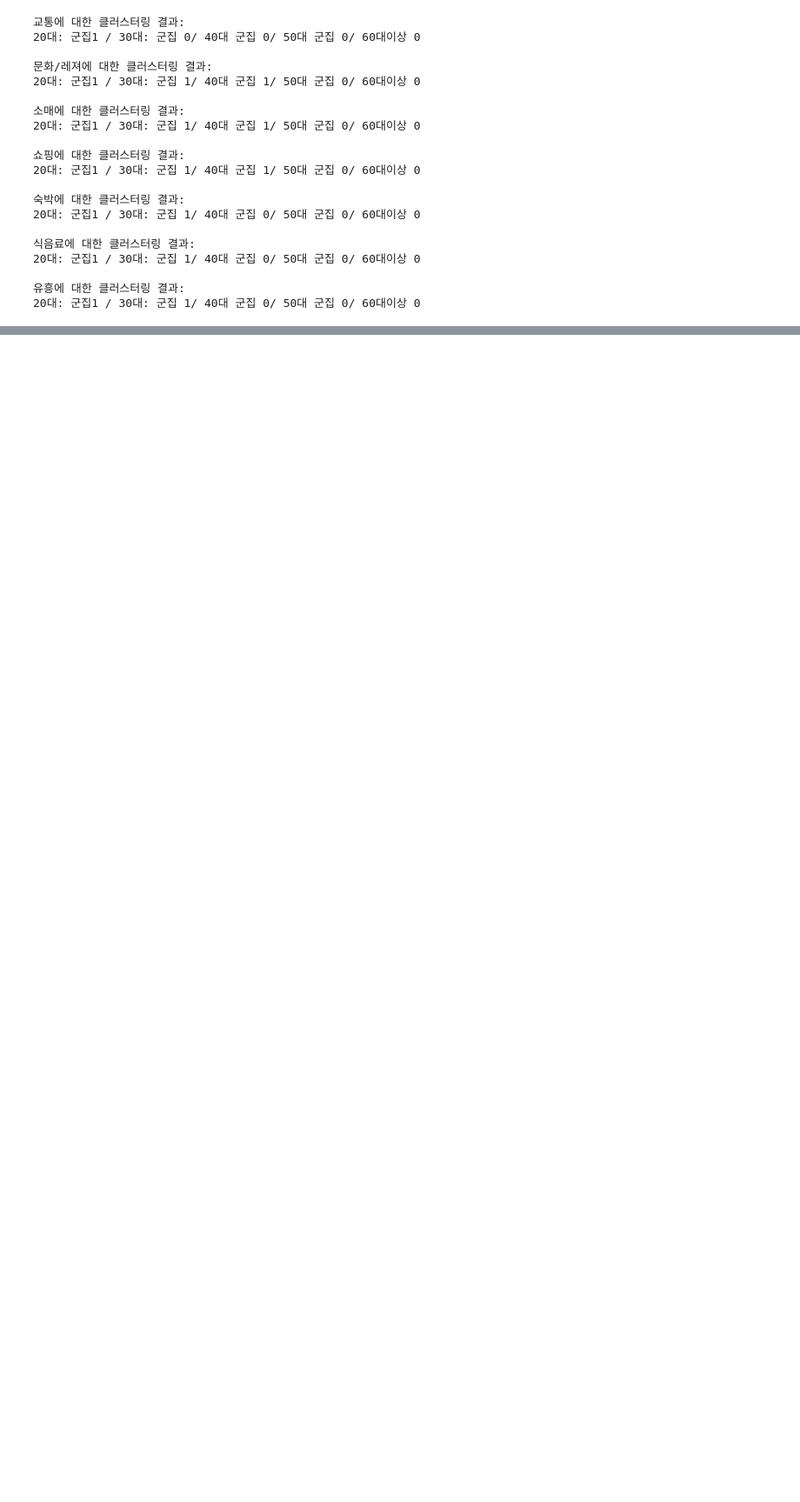
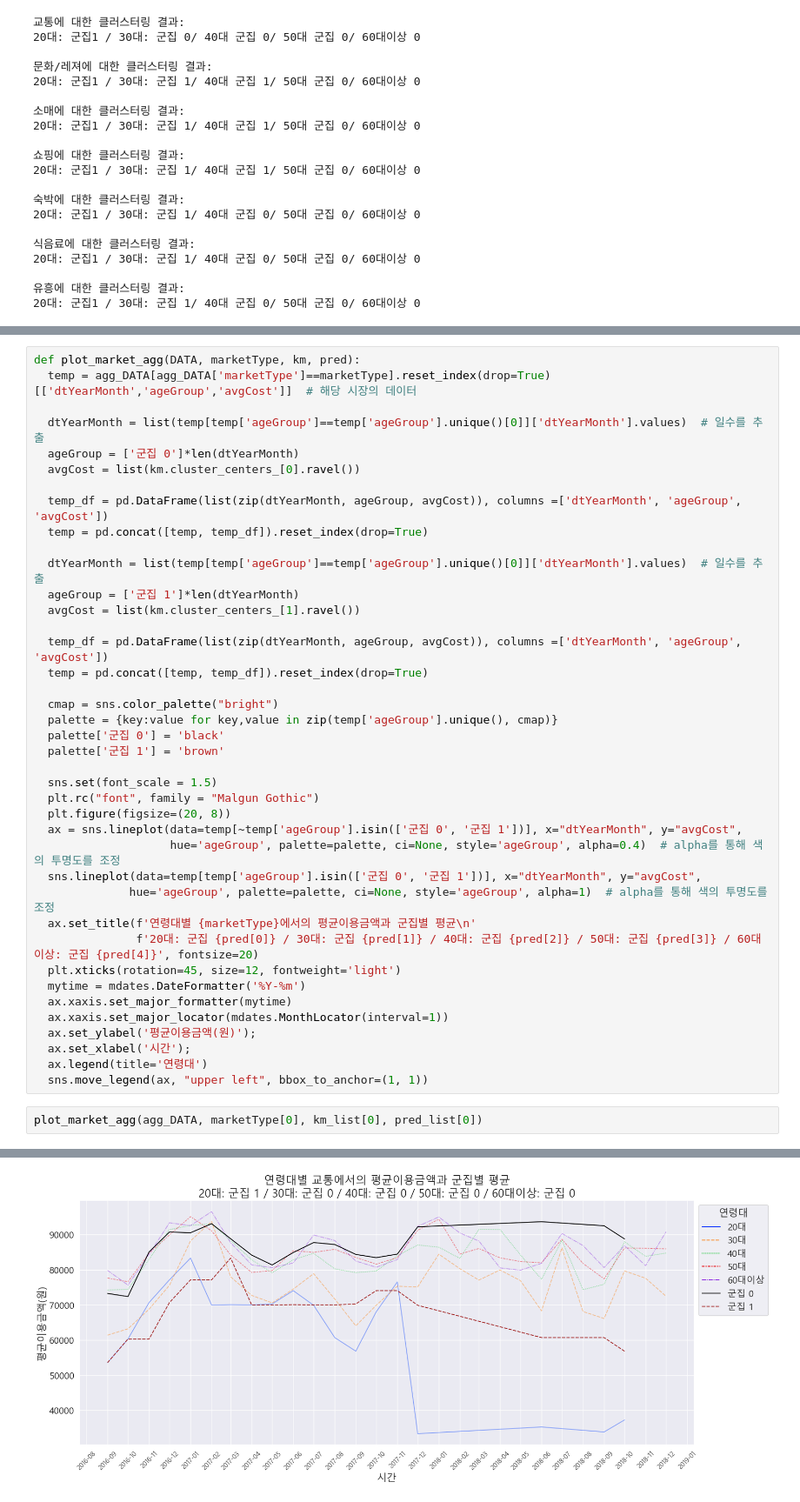
Before and after one commit to jihun5/it_jupyter, a Jupyter notebook: 연습하기.ipynb, the cells around one changed output, grey strips where cells are left out. Shown at 87% size. Cells and saved outputs as stored; diff of their text form; blank space fills up the shorter version.

```diff
--- a/연습하기.ipynb
+++ b/연습하기.ipynb
@@ -194,0 +186,43 @@ def plot_market_agg(DATA, marketType, km, pred):
+# %%
+def plot_market_agg(DATA, marketType, km, pred):
+  temp = agg_DATA[agg_DATA['marketType']==marketType].reset_index(drop=True)[['dtYearMonth','ageGroup','avgCost']]  # 해당 시장의 데이터
+
+  dtYearMonth = list(temp[temp['ageGroup']==temp['ageGroup'].unique()[0]]['dtYearMonth'].values)  # 일수를 추출
+  ageGroup = ['군집 0']*len(dtYearMonth)
+  avgCost = list(km.cluster_centers_[0].ravel())
+
+  temp_df = pd.DataFrame(list(zip(dtYearMonth, ageGroup, avgCost)), columns =['dtYearMonth', 'ageGroup', 'avgCost'])
+  temp = pd.concat([temp, temp_df]).reset_index(drop=True)
+
+  dtYearMonth = list(temp[temp['ageGroup']==temp['ageGroup'].unique()[0]]['dtYearMonth'].values)  # 일수를 추출
+  ageGroup = ['군집 1']*len(dtYearMonth)
+  avgCost = list(km.cluster_centers_[1].ravel())
+
+  temp_df = pd.DataFrame(list(zip(dtYearMonth, ageGroup, avgCost)), columns =['dtYearMonth', 'ageGroup', 'avgCost'])
+  temp = pd.concat([temp, temp_df]).reset_index(drop=True)
+
+  cmap = sns.color_palette("bright")
+  palette = {key:value for key,value in zip(temp['ageGroup'].unique(), cmap)}
+  palette['군집 0'] = 'black'
+  palette['군집 1'] = 'brown'
+
+  sns.set(font_scale = 1.5)
+  plt.rc("font", family = "Malgun Gothic")
+  plt.figure(figsize=(20, 8))
+  ax = sns.lineplot(data=temp[~temp['ageGroup'].isin(['군집 0', '군집 1'])], x="dtYearMonth", y="avgCost",
+                    hue='ageGroup', palette=palette, ci=None, style='ageGroup', alpha=0.4)  # alpha를 통해 색의 투명도를 조정
+  sns.lineplot(data=temp[temp['ageGroup'].isin(['군집 0', '군집 1'])], x="dtYearMonth", y="avgCost",
+              hue='ageGroup', palette=palette, ci=None, style='ageGroup', alpha=1)  # alpha를 통해 색의 투명도를 조정
+  ax.set_title(f'연령대별 {marketType}에서의 평균이용금액과 군집별 평균\n'
+               f'20대: 군집 {pred[0]} / 30대: 군집 {pred[1]} / 40대: 군집 {pred[2]} / 50대: 군집 {pred[3]} / 60대이상: 군집 {pred[4]}', fontsize=20)
+  plt.xticks(rotation=45, size=12, fontweight='light')
+  mytime = mdates.DateFormatter('%Y-%m')
+  ax.xaxis.set_major_formatter(mytime)
+  ax.xaxis.set_major_locator(mdates.MonthLocator(interval=1))
+  ax.set_ylabel('평균이용금액(원)');
+  ax.set_xlabel('시간');
+  ax.legend(title='연령대')
+  sns.move_legend(ax, "upper left", bbox_to_anchor=(1, 1))
+# %%
+plot_market_agg(agg_DATA, marketType[0], km_list[0], pred_list[0])
+# %% [output]
@@ -194,0 +236 @@ def plot_market_agg(DATA, marketType, km, pred):
+[figure, added]
```
Also changed, not shown: parts of 8 cells of this notebook, 4 other files.
